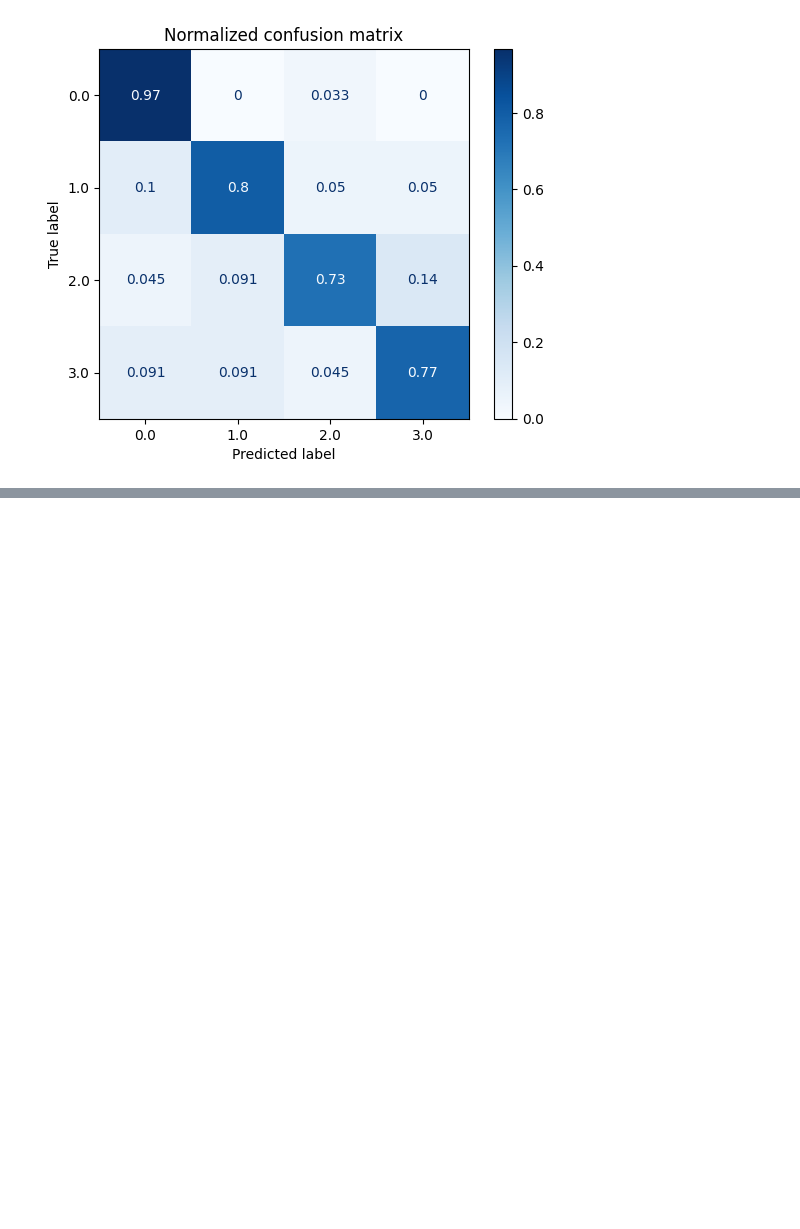
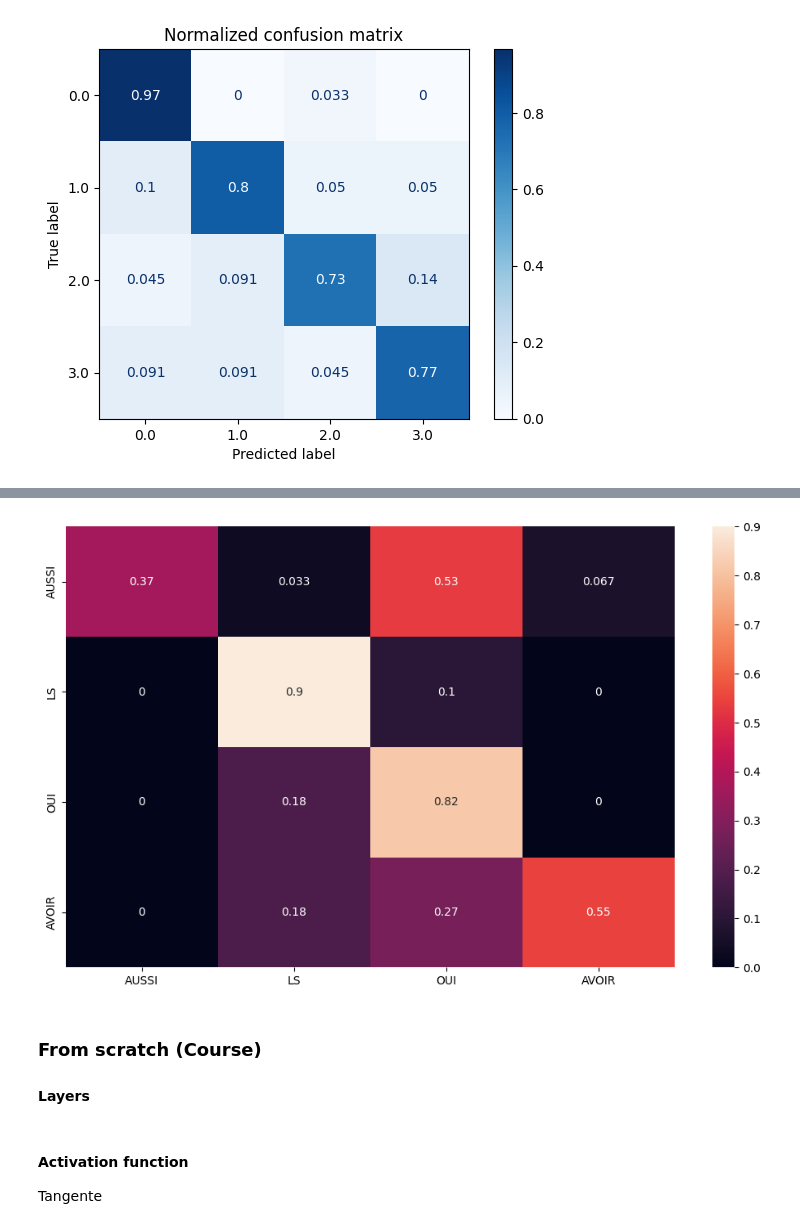
Before and after one commit to LucieDN/Sign-Language-Recognition, a Jupyter notebook: NoteBook/NoteBook.ipynb, the cells around one changed output, grey strips where cells are left out. Saved outputs shown, nothing was run; the diff lists cells and outputs as text; code cells hidden in the pictures; blank space fills up the shorter version.

```diff
--- a/NoteBook/NoteBook.ipynb
+++ b/NoteBook/NoteBook.ipynb
@@ -637,0 +715,12 @@ Normalized confusion matrix
+# %%
+X_training = np.array(X_training)
+y_training = np.array(y_training)
+X_test = np.array(X_test)
+Y_test = np.array(y_test)
+X_np = X_training.astype(np.float32)
+Y_np = y_training.astype(np.float32)
+# %%
+X_training = torch.tensor(X_training, dtype=torch.float32).to(device)
+y_training = torch.tensor(y_training, dtype=torch.long).to(device)
+X_test = torch.tensor(X_test, dtype=torch.float32).to(device)
+y_test = torch.tensor(y_test, dtype=torch.long).to(device)
@@ -637,0 +925,19 @@ Normalized confusion matrix
+# %%
+classes = ('AUSSI', 'LS', 'OUI', 'AVOIR')
+# Passer les données de test dans le modèle pour obtenir les probabilités
+probabilities = sign_model(X_test)
+
+# Obtenir les classes prédites en choisissant l'indice de la classe ayant la probabilité la plus élevée
+y_pred = torch.argmax(probabilities, dim=1)
+# %%
+cf_matrix = confusion_matrix(y_test, y_pred)
+df_cm = pd.DataFrame(cf_matrix / np.sum(cf_matrix, axis=1)[:, None], index = [i for i in classes],
+                     columns = [i for i in classes])
+plt.figure(figsize = (12,7))
+sn.heatmap(df_cm, annot=True)
+plt.savefig('output.png')
+# %% [output]
+[figure, added]
+# %% [markdown]
+### From scratch (Course)
+#### Layers
@@ -637,0 +1035,3 @@ Normalized confusion matrix
+# %% [markdown]
+#### Activation function
+Tangente
```
Also changed, not shown: parts of 36 cells of this notebook, 2 other files.
